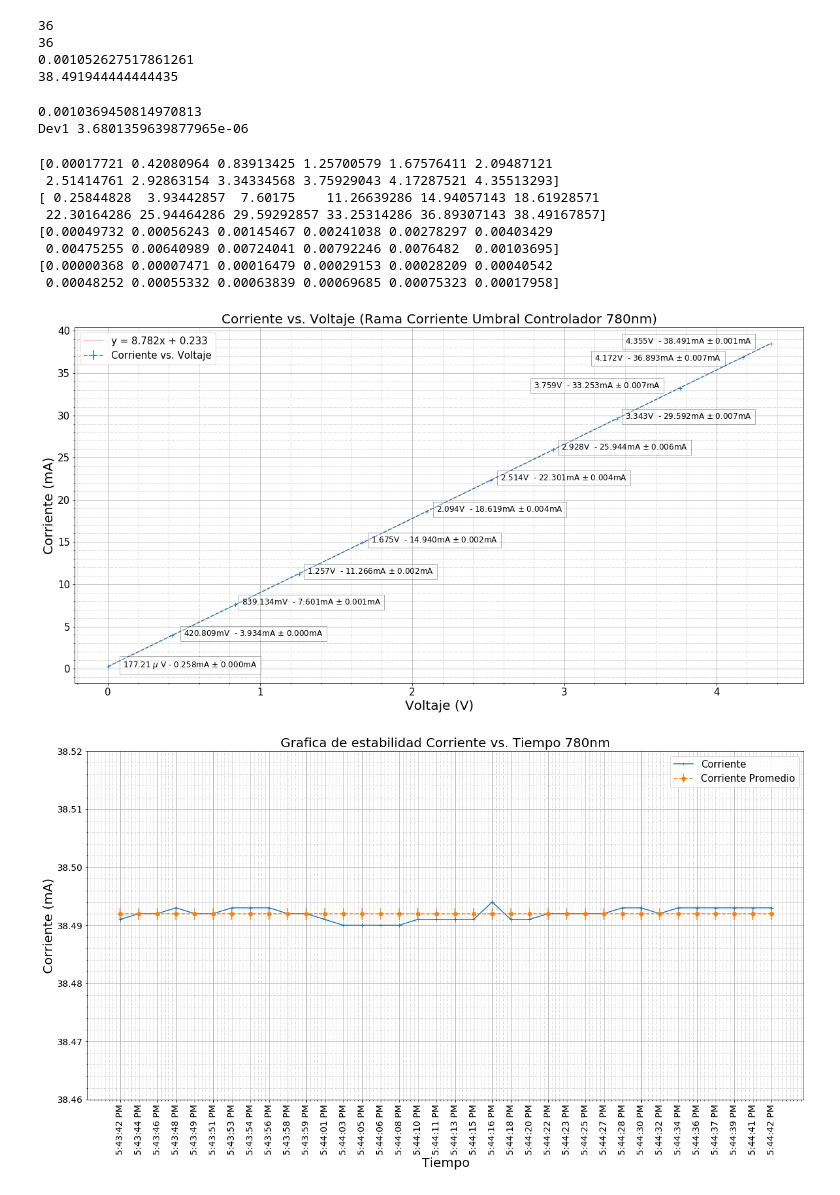
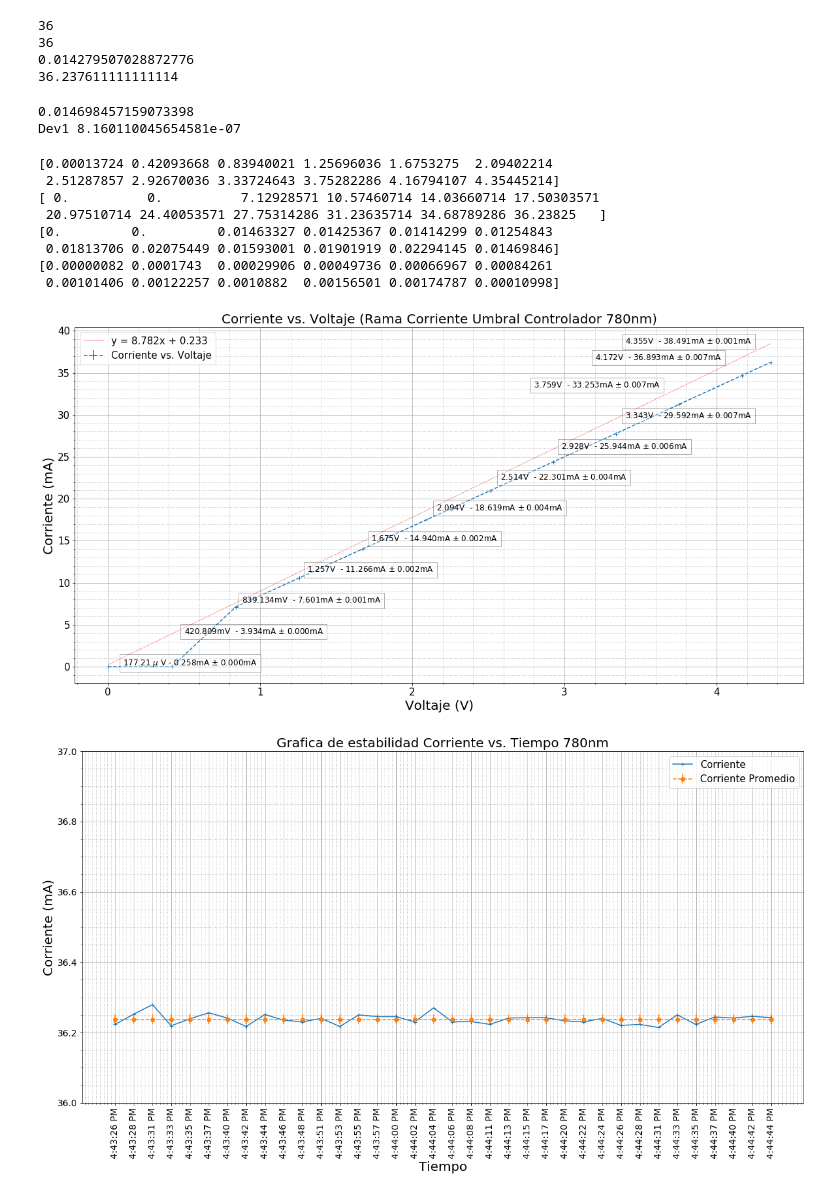
Before and after one commit to Magnus512/Jupyter, a Jupyter notebook: Corrientes780.ipynb, the cells around one changed output. Cells and saved outputs as stored; diff of their text form; code cells hidden in the pictures.

```diff
--- a/Corrientes780.ipynb
+++ b/Corrientes780.ipynb
@@ -9,7 +9,7 @@ from pandas.plotting import register_matplotlib_converters
 register_matplotlib_converters()
 #import scipy
 # %%
-dataframe=pd.read_csv('Files/780nuevo.csv')
+dataframe=pd.read_csv('Files/7800411.csv')
 
 #print(dataframe)
 
@@ -76,8 +76,8 @@ print(corrientemed13)
 # %% [output]
 36
 36
-0.001052627517861261
-38.491944444444435
+0.014279507028872776
+36.237611111111114
 # %%
 #valores medios y deviaciones estandar
 #voltaje
@@ -137,8 +137,8 @@ desvoltaje11 = np.std(voltaje11)
 desvoltaje12 = np.std(voltaje12)
 print("Dev1",desvoltaje1)
 # %% [output]
-0.0010369450814970813
-Dev1 3.6801359639877965e-06
+0.014698457159073398
+Dev1 8.160110045654581e-07
 # %%
 #arreglos
 voltajes = np.array([voltajemed1, voltajemed2, voltajemed3, voltajemed4, voltajemed5, voltajemed6, voltajemed7, voltajemed8, voltajemed9, voltajemed10, voltajemed11, voltajemed12])
@@ -152,14 +152,14 @@ print(corrientes)
 print(desvcorrientes)
 print(desvoltajes)
 # %% [output]
-[0.00017721 0.42080964 0.83913425 1.25700579 1.67576411 2.09487121
- 2.51414761 2.92863154 3.34334568 3.75929043 4.17287521 4.35513293]
-[ 0.25844828  3.93442857  7.60175    11.26639286 14.94057143 18.61928571
- 22.30164286 25.94464286 29.59292857 33.25314286 36.89307143 38.49167857]
-[0.00049732 0.00056243 0.00145467 0.00241038 0.00278297 0.00403429
- 0.00475255 0.00640989 0.00724041 0.00792246 0.0076482  0.00103695]
-[0.00000368 0.00007471 0.00016479 0.00029153 0.00028209 0.00040542
- 0.00048252 0.00055332 0.00063839 0.00069685 0.00075323 0.00017958]
+[0.00013724 0.42093668 0.83940021 1.25696036 1.6753275  2.09402214
+ 2.51287857 2.92670036 3.33724643 3.75282286 4.16794107 4.35445214]
+[ 0.          0.          7.12928571 10.57460714 14.03660714 17.50303571
+ 20.97510714 24.40053571 27.75314286 31.23635714 34.68789286 36.23825   ]
+[0.         0.         0.01463327 0.01425367 0.01414299 0.01254843
+ 0.01813706 0.02075449 0.01593001 0.01901919 0.02294145 0.01469846]
+[0.00000082 0.0001743  0.00029906 0.00049736 0.00066967 0.00084261
+ 0.00101406 0.00122257 0.0010882  0.00156501 0.00174787 0.00010998]
 # %%
 xvals = voltajes
 def ajuste(xvals):
@@ -200,26 +200,26 @@ plt.text(3.4,38.49,'4.355V  - 38.491mA $\pm$ 0.001mA', fontsize=12,bbox={'faceco
 plt.savefig('Graphs/Controlador780.png')
 plt.show()
 # %% [output]
-[figure, old version]
+[figure, new version]
 # %%
 plt.figure(figsize=(20,10))
 axes = plt.axes()
 axes.set_xticklabels(tiempo,rotation = 90)
 axes.xaxis.set_tick_params(labelsize = 14)
 axes.yaxis.set_tick_params(labelsize = 14)
 plt.minorticks_on()
 plt.grid(which='major',linestyle='-')
 plt.grid(which='minor',linestyle=':')
-plt.ylim(38.46,38.52)
+plt.ylim(36,37)
 plt.title('Grafica de estabilidad Corriente vs. Tiempo 780nm', fontsize=20)
 plt.xlabel('Tiempo', fontsize=20)
 plt.ylabel('Corriente (mA)', fontsize=20)
 plt.plot(tiempo12,corriente13, label='Corriente',marker='+')
 corrprom = np.full((36),corrientemed13)
 plt.errorbar(tiempo12, corrprom, yerr=desvcorr13 ,label='Corriente Promedio', linestyle='dashed',marker='o')
 plt.legend(prop={'size': 15})
 #plt.savefig('Graphs/CorrienteTiempo780.jpg')
 plt.savefig('Graphs/CorrienteTiempo780.png')
 plt.show()
 # %% [output]
-[figure, old version]
+[figure, new version]
```
Also changed, not shown: parts of 1 cell of this notebook, 13 other files.
